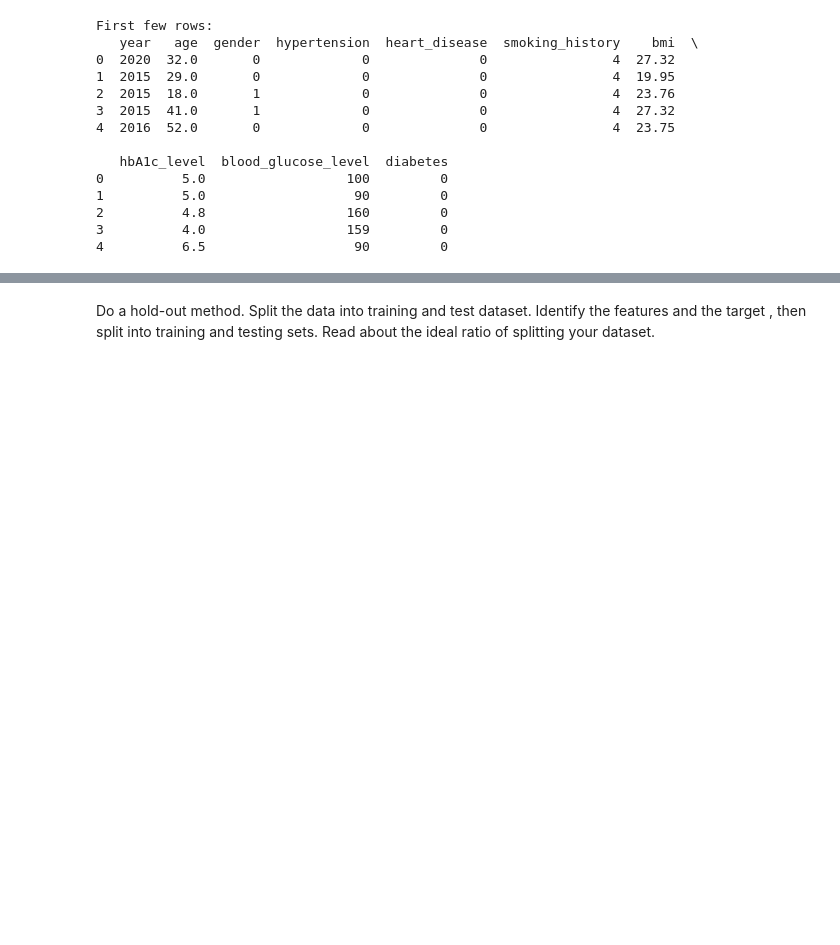
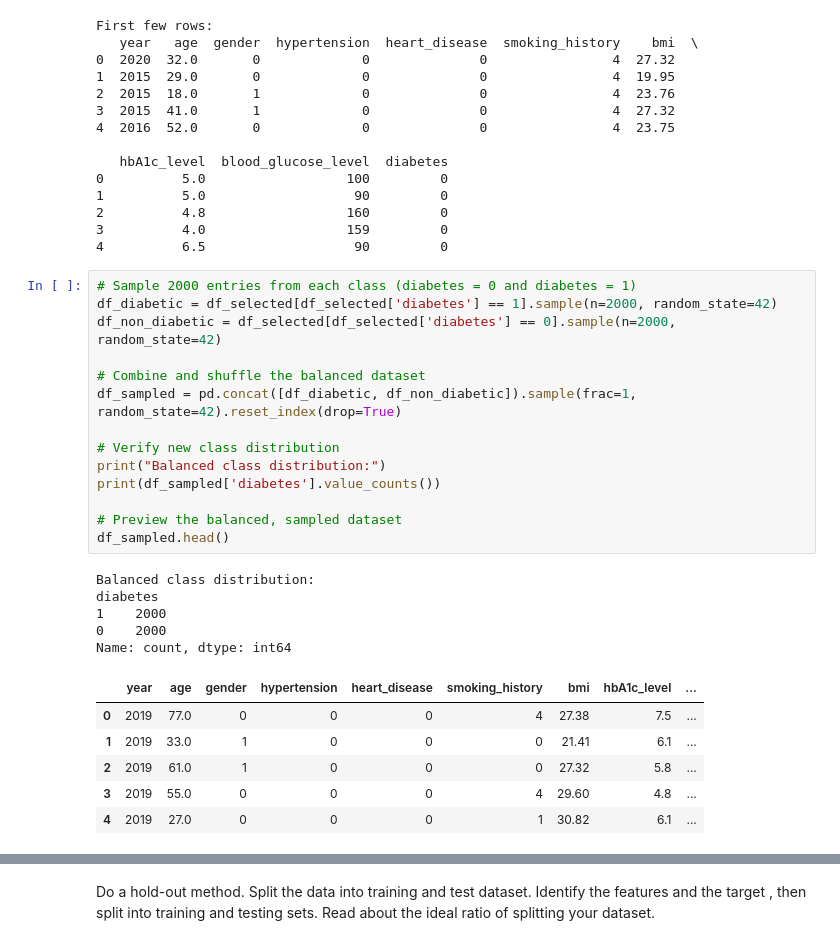
Before and after one commit to katsura919/elective2-repo, a Jupyter notebook: Practice - Oral/activity.ipynb, the cells around one changed output, grey strips where cells are left out. Cells and saved outputs as stored; diff of their text form; blank space fills up the shorter version.

```diff
--- a/Practice - Oral/activity.ipynb
+++ b/Practice - Oral/activity.ipynb
@@ -194,3 +195,29 @@ First few rows:
 2          4.8                  160         0
 3          4.0                  159         0
 4          6.5                   90         0
+# %%
+# Sample 2000 entries from each class (diabetes = 0 and diabetes = 1)
+df_diabetic = df_selected[df_selected['diabetes'] == 1].sample(n=2000, random_state=42)
+df_non_diabetic = df_selected[df_selected['diabetes'] == 0].sample(n=2000, random_state=42)
+
+# Combine and shuffle the balanced dataset
+df_sampled = pd.concat([df_diabetic, df_non_diabetic]).sample(frac=1, random_state=42).reset_index(drop=True)
+
+# Verify new class distribution
+print("Balanced class distribution:")
+print(df_sampled['diabetes'].value_counts())
+
+# Preview the balanced, sampled dataset
+df_sampled.head()
+# %% [output]
+Balanced class distribution:
+diabetes
+1    2000
+0    2000
+Name: count, dtype: int64
+|  | year | age | gender | hypertension | heart_disease | smoking_history | bmi | hbA1c_level | ... |
+| 0 | 2019 | 77.0 | 0 | 0 | 0 | 4 | 27.38 | 7.5 | ... |
+| 1 | 2019 | 33.0 | 1 | 0 | 0 | 0 | 21.41 | 6.1 | ... |
+| 2 | 2019 | 61.0 | 1 | 0 | 0 | 0 | 27.32 | 5.8 | ... |
+| 3 | 2019 | 55.0 | 0 | 0 | 0 | 4 | 29.60 | 4.8 | ... |
+| 4 | 2019 | 27.0 | 0 | 0 | 0 | 1 | 30.82 | 6.1 | ... |
```
Also changed, not shown: parts of 5 cells of this notebook.
